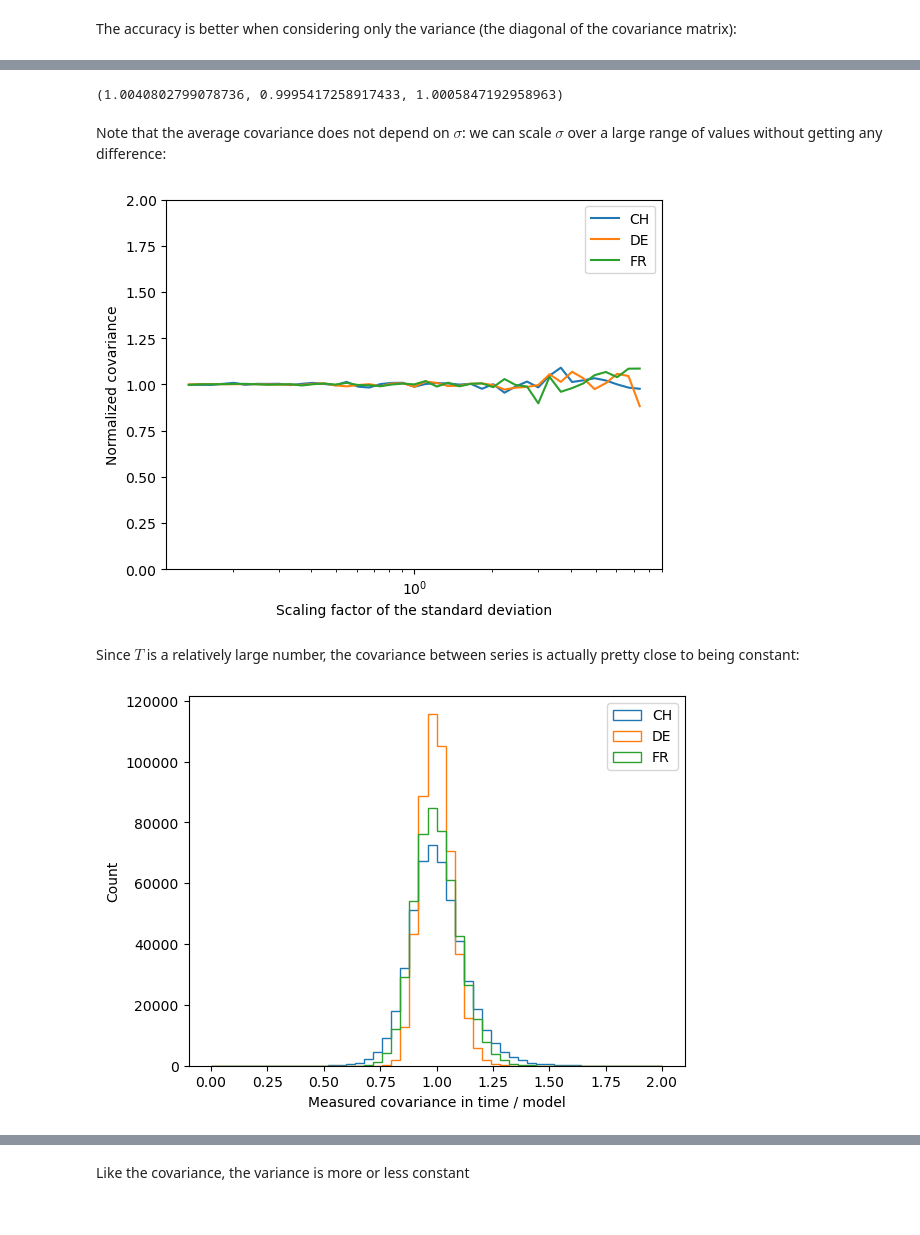
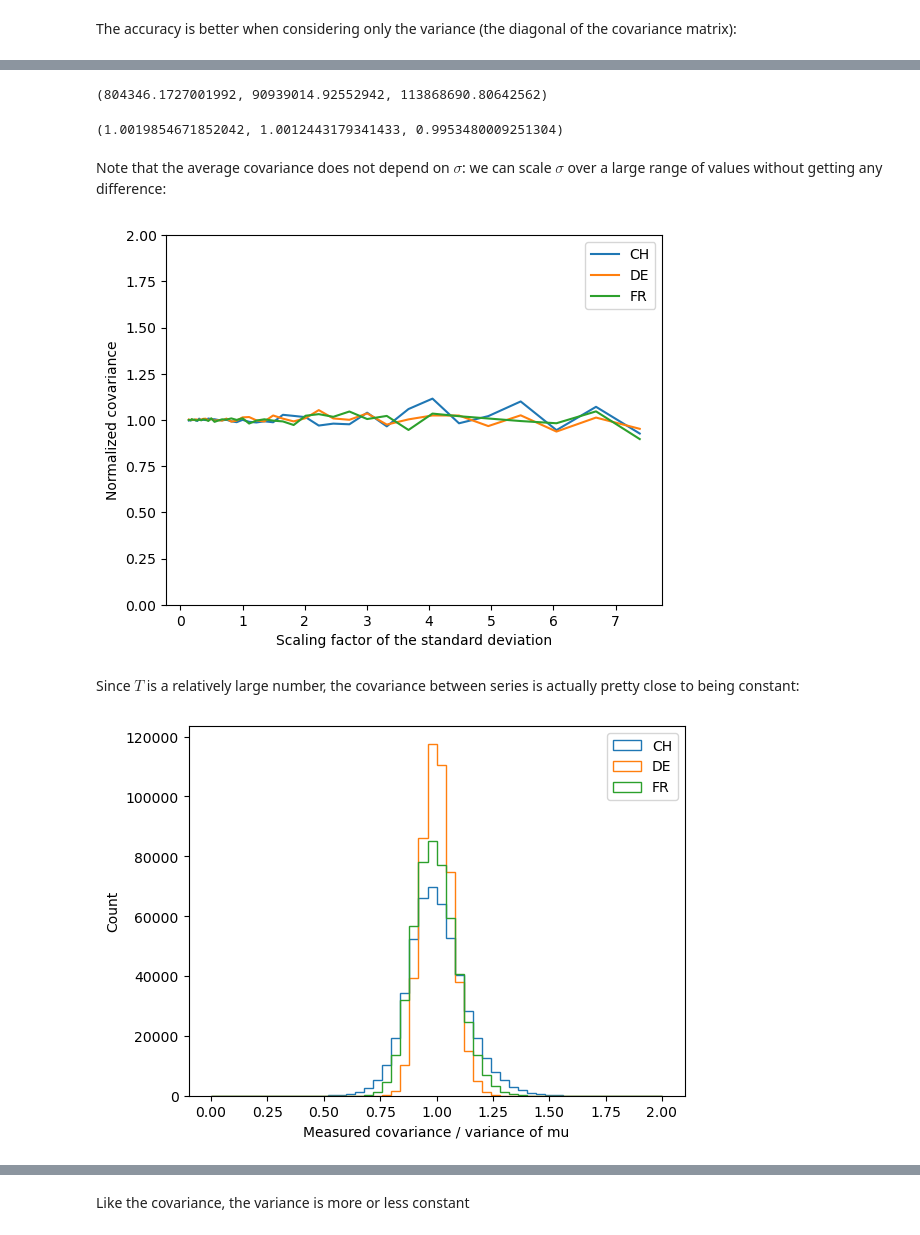
Before and after one commit to GeeeHesso/PowerData, a Jupyter notebook: doc/Correlations.ipynb, the cells around one changed output, grey strips where cells are left out. Cells and saved outputs as stored; diff of their text form; code cells hidden in the pictures.

```diff
--- a/doc/Correlations.ipynb
+++ b/doc/Correlations.ipynb
@@ -46,7 +43,7 @@ $$\langle f_t \rangle = \frac{1}{N} \sum_{n=1}^N \sum_{u=1}^T A_{t,u} g_u^n = \s
 # %%
-CH_mean_series = ts.get_mean(CH_model)
-DE_mean_series = ts.get_mean(DE_model)
-FR_mean_series = ts.get_mean(FR_model)
+CH_mu = ts.get_mu(CH_model)
+DE_mu = ts.get_mu(DE_model)
+FR_mu = ts.get_mu(FR_model)
 # %% [markdown]
 With $N = 1000$, the difference between the statistical average and the model is below the percent level:
 # %%
@@ -156,42 +140,48 @@ FR_cov_T_coefficients = covariance_coefficients(FR_series)
+# %%
+CH_mu_var = np.var(CH_mu)
+DE_mu_var = np.var(DE_mu)
+FR_mu_var = np.var(FR_mu)
+CH_mu_var, DE_mu_var, FR_mu_var
+# %% [output]
+(804346.1727001992, 90939014.92552942, 113868690.80642562)
 # %%
-CH_cov_T_coefficients.mean() / CH_cov_T, DE_cov_T_coefficients.mean() / DE_cov_T, FR_cov_T_coefficients.mean() / FR_cov_T
+CH_cov_measured.mean() / CH_mu_var, DE_cov_measured.mean() / DE_mu_var, FR_cov_measured.mean() / FR_mu_var
 # %% [output]
-(1.0040802799078736, 0.9995417258917433, 1.0005847192958963)
+(1.0019854671852042, 1.0012443179341433, 0.9953480009251304)
 # %% [markdown]
 Note that the average covariance does not depend on $\sigma$: we can scale $\sigma$ over a large range of values without getting any difference:
 # %%
 std_scaling_values = np.exp(np.array(range(-20,21)) / 10)
 # %%
-CH_cov_T_scaling = [covariance_coefficients(ts.generate_time_series(CH_model, 100, std_scaling=std_scaling)).mean()
-                    for std_scaling in std_scaling_values]
-DE_cov_T_scaling = [covariance_coefficients(ts.generate_time_series(DE_model, 100, std_scaling=std_scaling)).mean()
-                    for std_scaling in std_scaling_values]
-FR_cov_T_scaling = [covariance_coefficients(ts.generate_time_series(FR_model, 100, std_scaling=std_scaling)).mean()
-                    for std_scaling in std_scaling_values]
+CH_cov_scaling = [covariance_coefficients(ts.generate_time_series(CH_model, 100, std_scaling=std_scaling)).mean()
+                  for std_scaling in std_scaling_values]
+DE_cov_scaling = [covariance_coefficients(ts.generate_time_series(DE_model, 100, std_scaling=std_scaling)).mean()
+                  for std_scaling in std_scaling_values]
+FR_cov_scaling = [covariance_coefficients(ts.generate_time_series(FR_model, 100, std_scaling=std_scaling)).mean()
+                  for std_scaling in std_scaling_values]
 # %%
-plt.plot(std_scaling_values, CH_cov_T_scaling / CH_cov_T, label='CH')
-plt.plot(std_scaling_values, DE_cov_T_scaling / DE_cov_T, label='DE')
-plt.plot(std_scaling_values, FR_cov_T_scaling / FR_cov_T, label='FR')
-plt.xscale('log')
+plt.plot(std_scaling_values, CH_cov_scaling / CH_mu_var, label='CH')
+plt.plot(std_scaling_values, DE_cov_scaling / DE_mu_var, label='DE')
+plt.plot(std_scaling_values, FR_cov_scaling / FR_mu_var, label='FR')
 plt.ylim(0, 2)
 plt.xlabel('Scaling factor of the standard deviation')
 plt.ylabel('Normalized covariance')
 plt.legend()
 plt.show()
 # %% [output]
-[figure, old version]
+[figure, new version]
 # %% [markdown]
 Since $T$ is a relatively large number, the covariance between series is actually pretty close to being constant:
 # %%
-plt.hist(CH_cov_T_coefficients / CH_cov_T, histtype='step', label='CH', range=(0,2), bins=50)
-plt.hist(DE_cov_T_coefficients / DE_cov_T, histtype='step', label='DE', range=(0,2), bins=50)
-plt.hist(FR_cov_T_coefficients / FR_cov_T, histtype='step', label='FR', range=(0,2), bins=50)
-plt.xlabel('Measured covariance in time / model')
+plt.hist(CH_cov_measured / CH_mu_var, histtype='step', label='CH', range=(0,2), bins=50)
+plt.hist(DE_cov_measured / DE_mu_var, histtype='step', label='DE', range=(0,2), bins=50)
+plt.hist(FR_cov_measured / FR_mu_var, histtype='step', label='FR', range=(0,2), bins=50)
+plt.xlabel('Measured covariance / variance of mu')
 plt.ylabel('Count')
 plt.legend()
 plt.show()
 # %% [output]
-[figure, old version]
+[figure, new version]
 # %% [markdown]
 ## Variance of a time series
 
```
Also changed, not shown: parts of 37 cells of this notebook, 1 other file.
